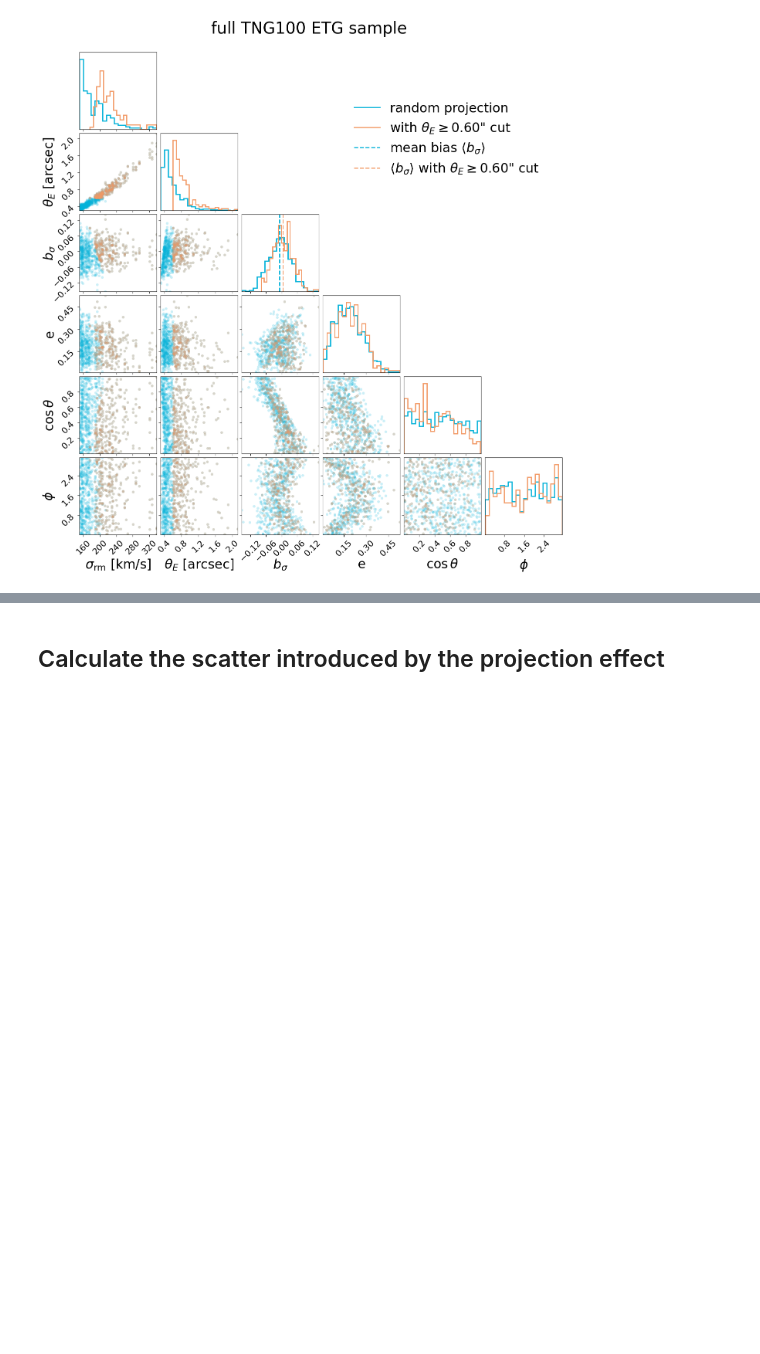
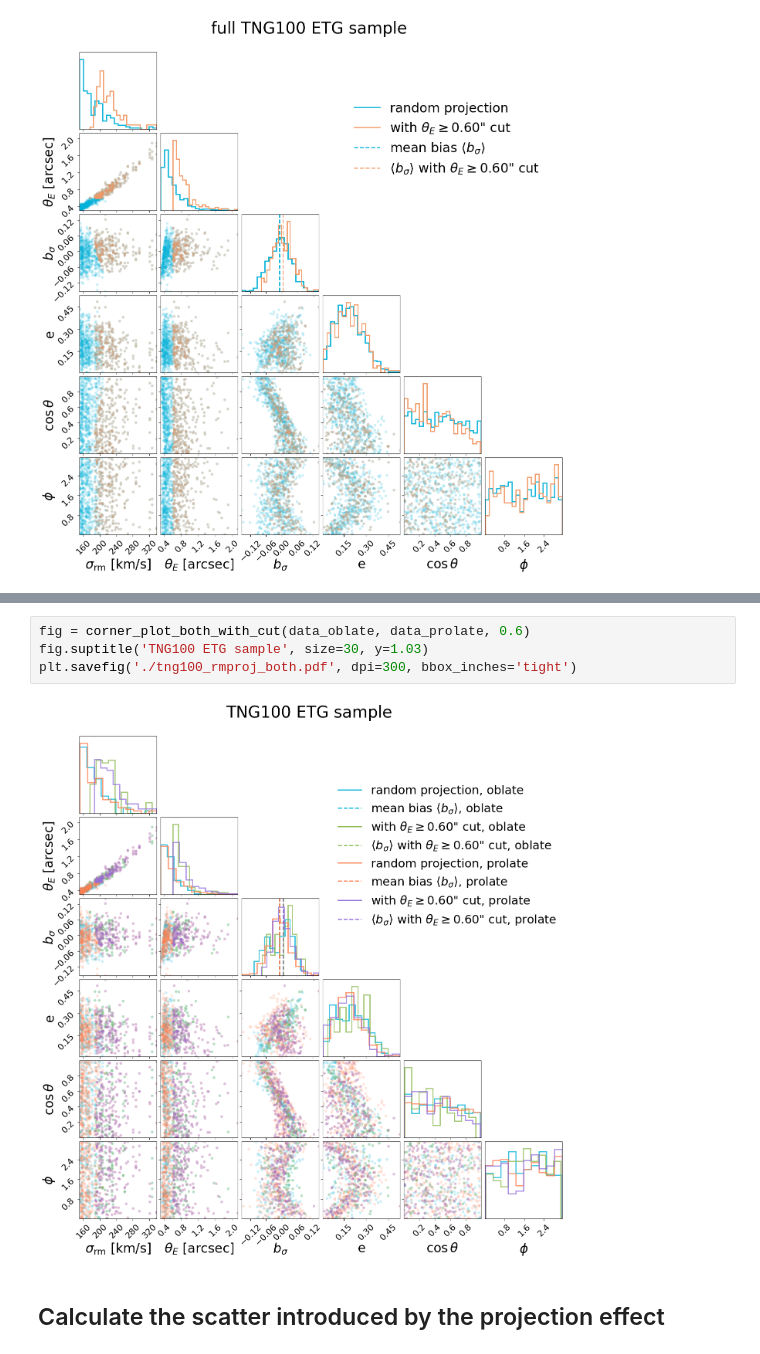
Before and after one commit to huangxy256/deproject_notebook, a Jupyter notebook: 04-random_projection_triaxial/04-sigma_sis_plot.ipynb, the cells around one changed output, grey strips where cells are left out. Cells and saved outputs as stored; diff of their text form; blank space fills up the shorter version.

```diff
--- a/04-random_projection_triaxial/04-sigma_sis_plot.ipynb
+++ b/04-random_projection_triaxial/04-sigma_sis_plot.ipynb
@@ -123,3 +183,9 @@ plt.show()
+# %%
+fig = corner_plot_both_with_cut(data_oblate, data_prolate, 0.6)
+fig.suptitle('TNG100 ETG sample', size=30, y=1.03)
+plt.savefig('./tng100_rmproj_both.pdf', dpi=300, bbox_inches='tight')
+# %% [output]
+[figure, added]
 # %% [markdown]
 ## Calculate the scatter introduced by the projection effect
 # %% [markdown]
```
Also changed, not shown: parts of 4 cells of this notebook, 5 other files.
